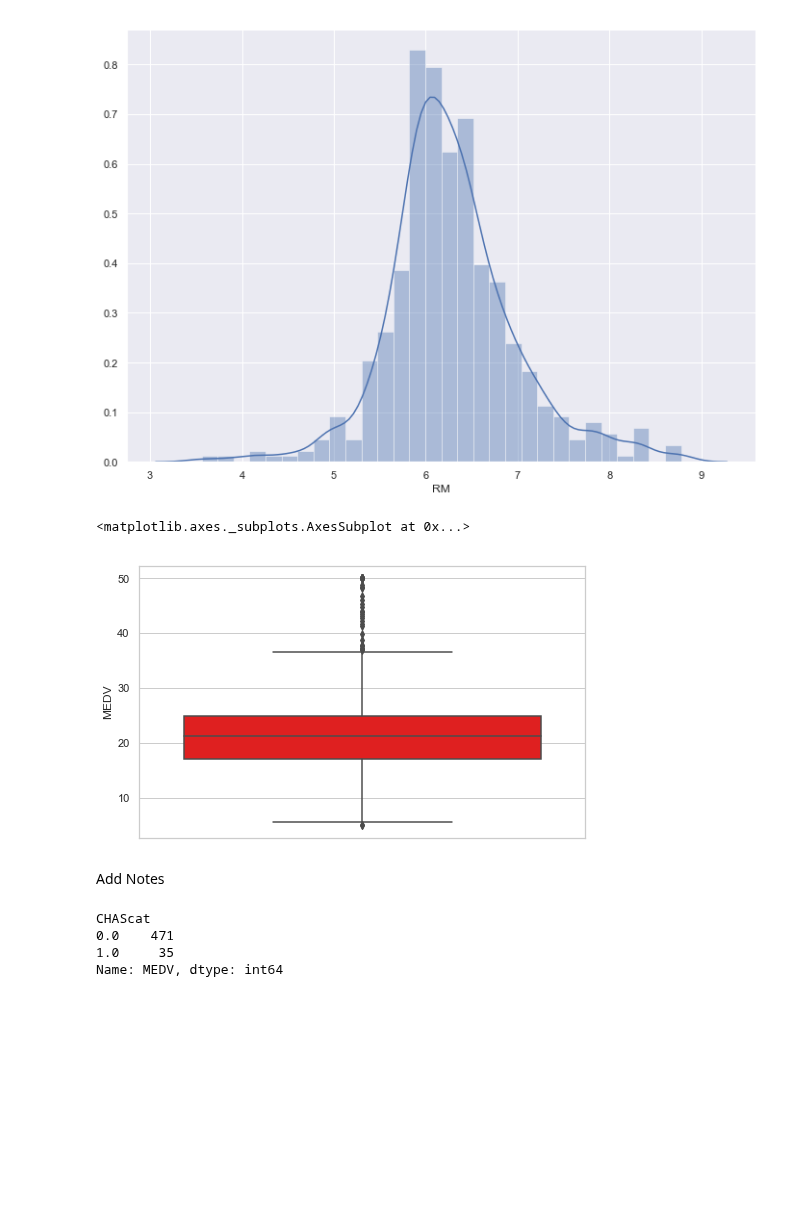
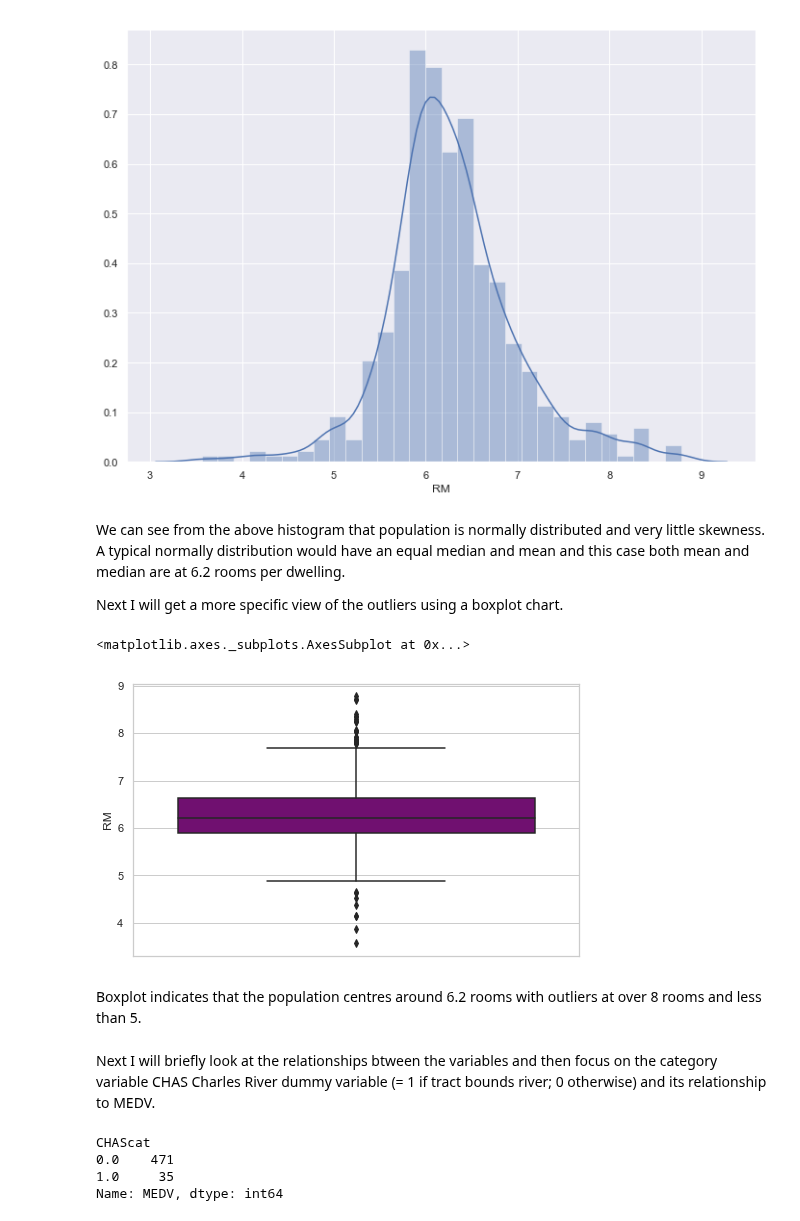
Before and after one commit to donalcarr/Machine-Learning-Assessment-2019, a Jupyter notebook: Machine Learning - Boston Housing Dataset.ipynb, the cells around one changed output. Saved outputs shown, nothing was run; the diff lists cells and outputs as text; code cells hidden in the pictures; blank space fills up the shorter version.

```diff
--- a/Machine Learning - Boston Housing Dataset.ipynb
+++ b/Machine Learning - Boston Housing Dataset.ipynb
@@ -33,5 +89,3 @@ boston.tail()
 | 503 | 0.06076 | 0.0 | 11.93 | 0.0 | 0.573 | 6.976 | 91.0 | 2.1675 | 1.0 | 273.0 | 21.0 | ... |
 | 504 | 0.10959 | 0.0 | 11.93 | 0.0 | 0.573 | 6.794 | 89.3 | 2.3889 | 1.0 | 273.0 | 21.0 | ... |
 | 505 | 0.04741 | 0.0 | 11.93 | 0.0 | 0.573 | 6.030 | 80.8 | 2.5050 | 1.0 | 273.0 | 21.0 | ... |
-# %%
-boston['MEDV'] = boston_dataset.target
@@ -61,0 +150,6 @@ g = sns.pairplot(boston, vars=["MEDV", "LSTAT","RM"], kind="reg")
+# %%
+# plot boxplot to understand outliers
+fig = plt.gcf()
+fig.set_size_inches( 8, 5)
+sns.set(style="whitegrid")
+sns.boxplot(y="MEDV",data=boston,color="red")
@@ -73,0 +200,6 @@ plt.show()
+# %%
+# plot boxplot to understand outliers
+fig = plt.gcf()
+fig.set_size_inches( 8, 5)
+sns.set(style="whitegrid")
+sns.boxplot(y="LSTAT",data=boston,color="orange")
@@ -77,16 +236,25 @@ sns.distplot(boston['RM'], bins=30)
 plt.show()
 # %% [output]
 [figure]
+# %% [markdown]
+We can see from the above histogram that population is normally distributed and very little skewness. A typical normally distribution
+would have an equal median and mean and this case both mean and median are at 6.2 rooms per dwelling.
+
+Next I will get a more specific view of the outliers using a boxplot chart.
 # %%
+# plot boxplot to understand outliers
 fig = plt.gcf()
 fig.set_size_inches( 8, 5)
 sns.set(style="whitegrid")
-sns.boxplot(y="MEDV",data=boston,color="red")
+sns.boxplot(y="RM",data=boston,color="purple")
 # %% [output]
 <matplotlib.axes._subplots.AxesSubplot at 0x...>
-[figure, old version]
+[figure, new version]
-# %% [markdown]
-Add Notes
+# %% [markdown]
+Boxplot indicates that the population centres around 6.2 rooms with outliers at over 8 rooms and less than 5.
+# %% [markdown]
+Next I will briefly look at the relationships btween the variables and then focus on the category variable CHAS Charles River dummy variable (= 1 if tract bounds river; 0 otherwise) and
+its relationship to MEDV.
 # %%
 boston["CHAScat"] = boston["CHAS"].astype('category')
 # %%
```
Also changed, not shown: parts of 48 cells of this notebook, 1 other file.
